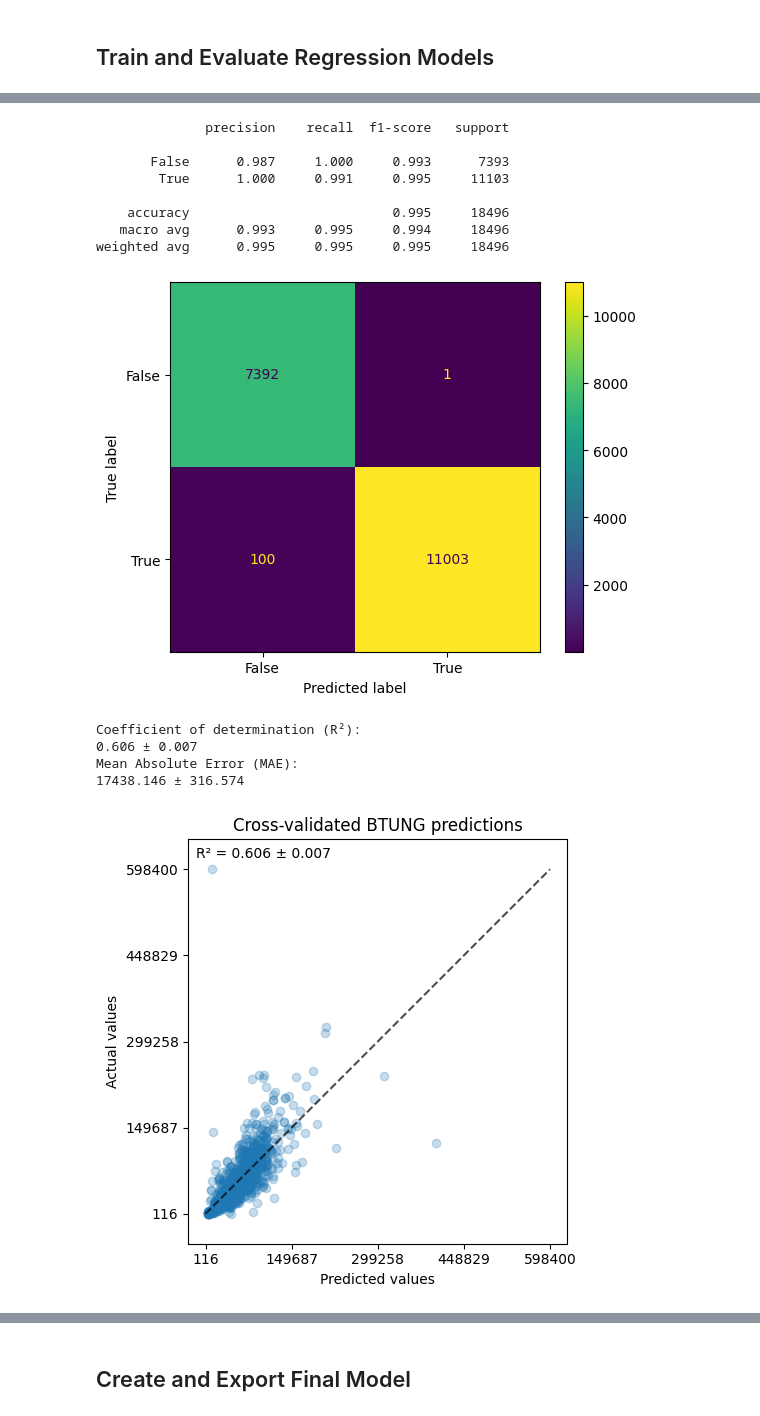
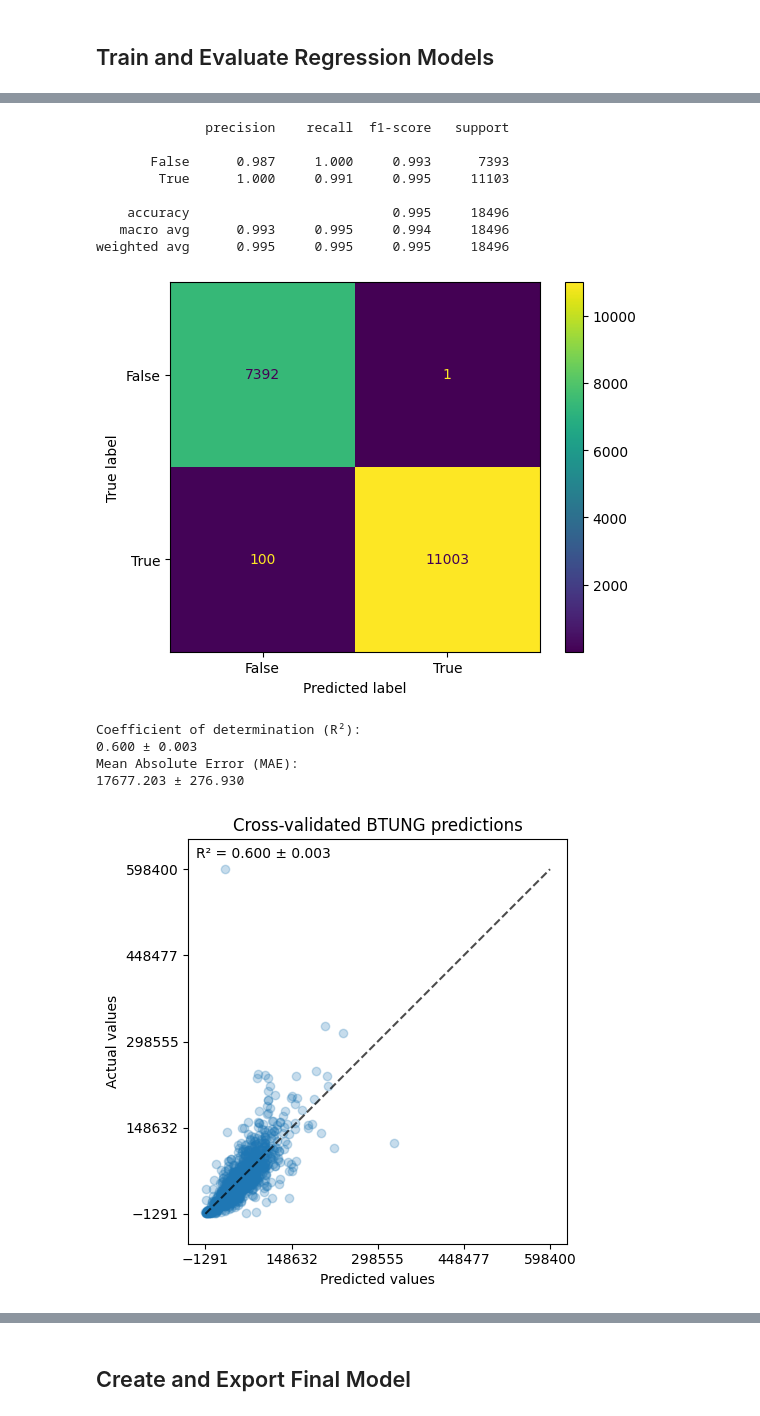
Before and after one commit to jon-codes/c964-model, a Jupyter notebook: notebooks/train.ipynb, the cells around one changed output, grey strips where cells are left out. Cells and saved outputs as stored; diff of their text form; code cells hidden in the pictures.

```diff
--- a/notebooks/train.ipynb
+++ b/notebooks/train.ipynb
@@ -259,27 +259,27 @@ Mean Absolute Error (MAE):
 # %%
 # Evaluate classifier and regressor for BTUNG target
 target_var = "BTUNG"
 
 classifier = lgb.LGBMClassifier(verbose=-1, objective="binary", random_state=42)
 evaluate_classifier(classifier, target_var)
 
-regressor = lgb.LGBMRegressor(verbose=-1, objective="poisson", random_state=42)
+regressor = lgb.LGBMRegressor(verbose=-1, random_state=42)
 evaluate_regressor(regressor, target_var)
 # %% [output]
               precision    recall  f1-score   support
 
        False      0.987     1.000     0.993      7393
         True      1.000     0.991     0.995     11103
 
     accuracy                          0.995     18496
    macro avg      0.993     0.995     0.994     18496
 weighted avg      0.995     0.995     0.995     18496
 [figure]
 Coefficient of determination (R²):
-0.606 ± 0.007
+0.600 ± 0.003
 Mean Absolute Error (MAE):
-17438.146 ± 316.574
+17677.203 ± 276.930
-[figure, old version]
+[figure, new version]
 # %%
 # Evaluate classifier and regressor for BTULP target
 target_var = "BTULP"
```
Also changed, not shown: parts of 4 cells of this notebook, 1 other file.
